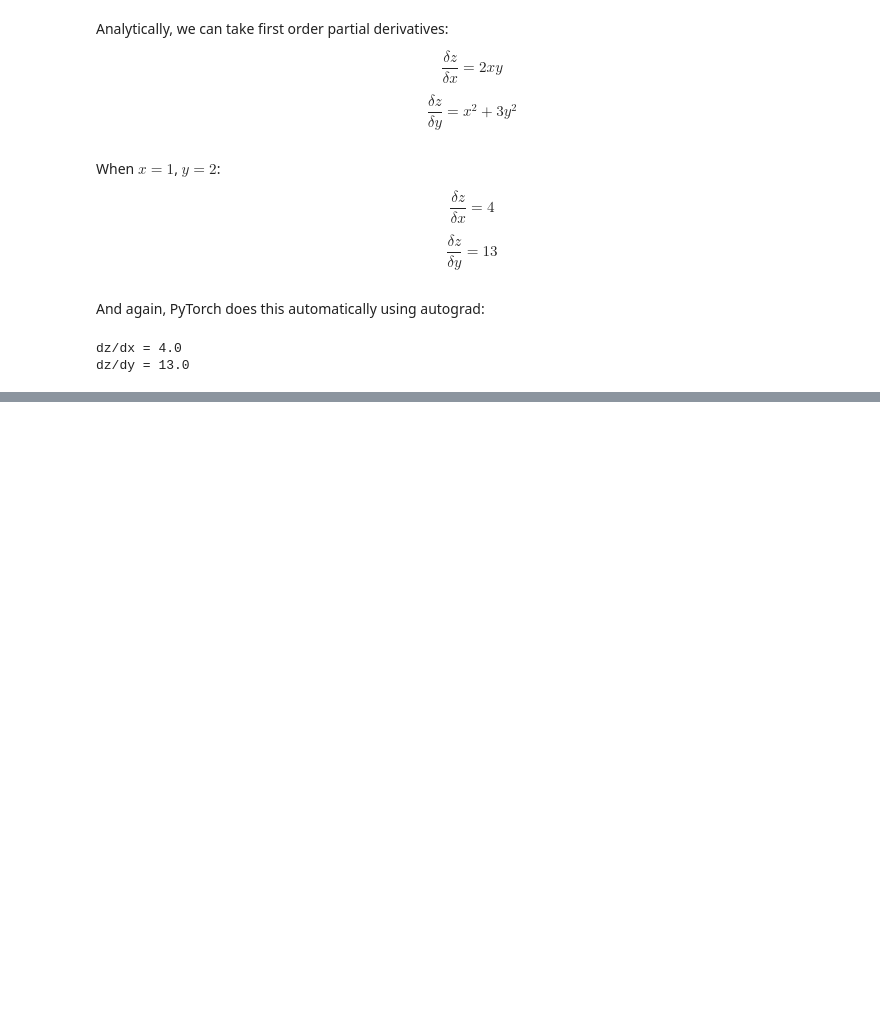
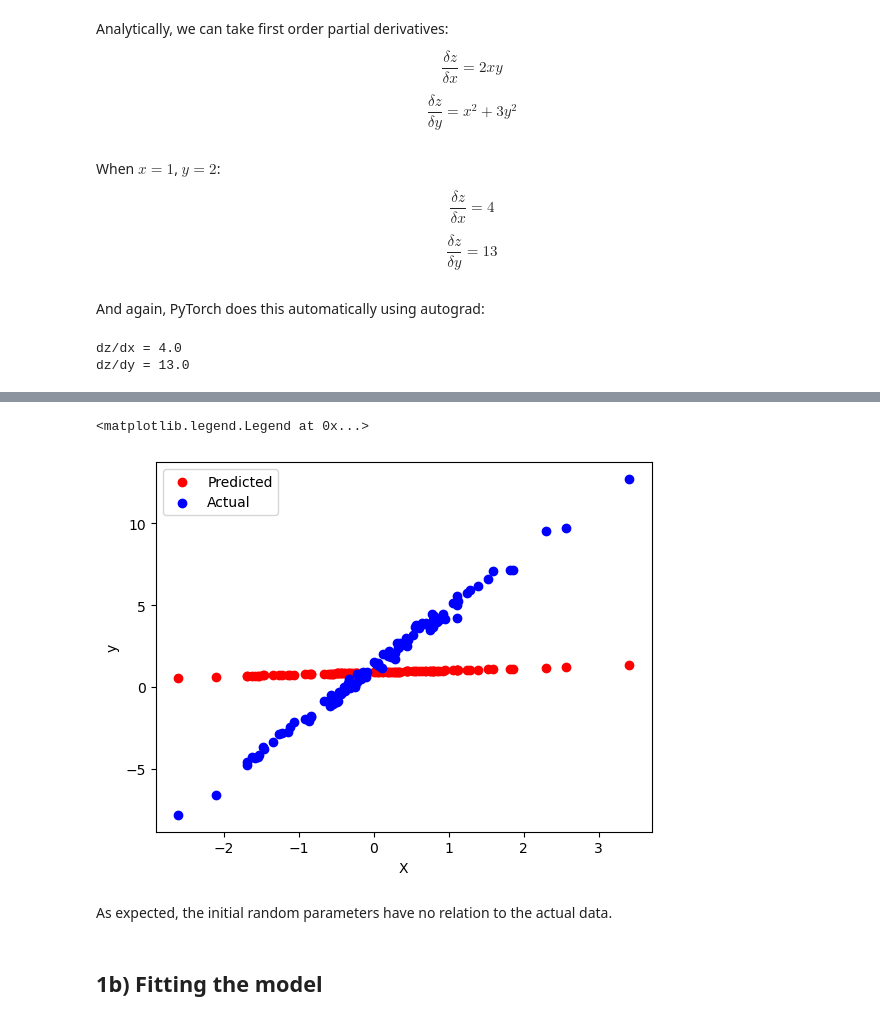
Before and after one commit to LuqmaanSahar/D200_PS1, a Jupyter notebook: problems.ipynb, the cells around one changed output, grey strips where cells are left out. Drawn from its saved outputs; the diff is of its cells as text; code cells hidden in the pictures; blank space fills up the shorter version.

```diff
--- a/problems.ipynb
+++ b/problems.ipynb
@@ -129,0 +181,20 @@ dz/dy = 13.0
+# %%
+# Use the unfit model to make predictions
+# At this point, these predictions are meaningless
+
+# Turn off training so that gradients aren't computed
+with torch.no_grad():
+    y_hat_init = model(X)
+
+plt.scatter(X, y_hat_init, color = "red", label = "Predicted")
+plt.scatter(X, y, color = "blue", label = "Actual")
+plt.xlabel("X")
+plt.ylabel("y")
+plt.legend()
+# %% [output]
+<matplotlib.legend.Legend at 0x...>
+[figure, added]
+# %% [markdown]
+As expected, the initial random parameters have no relation to the actual data.
+# %% [markdown]
+## 1b) Fitting the model
```
Also changed, not shown: parts of 29 cells of this notebook, 1 other file.
